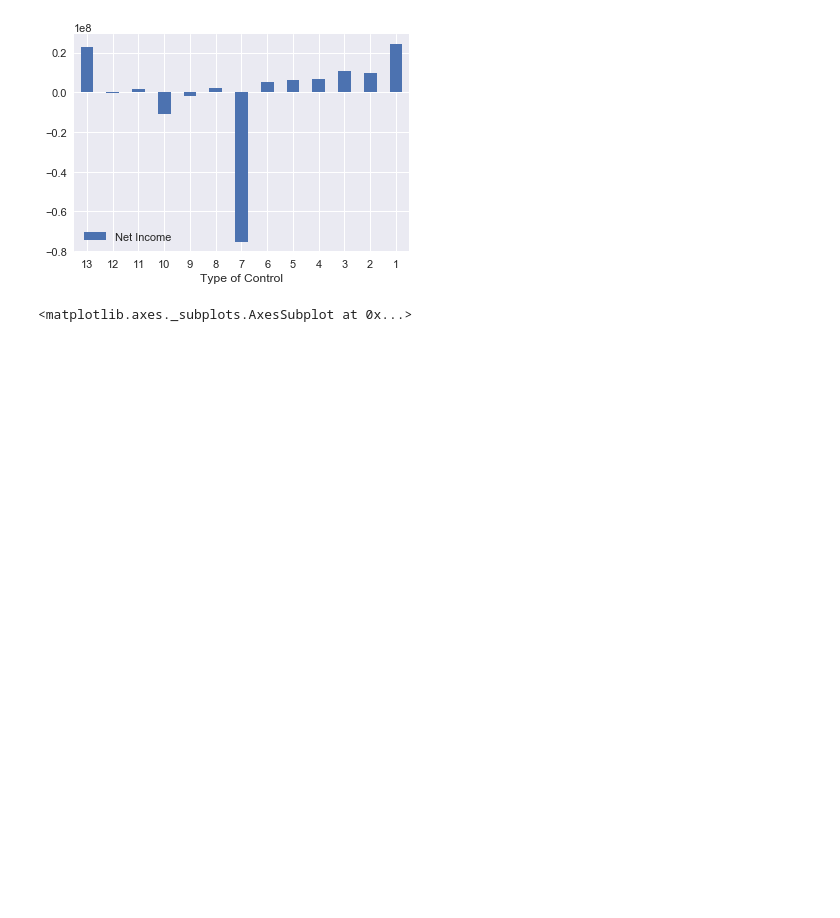
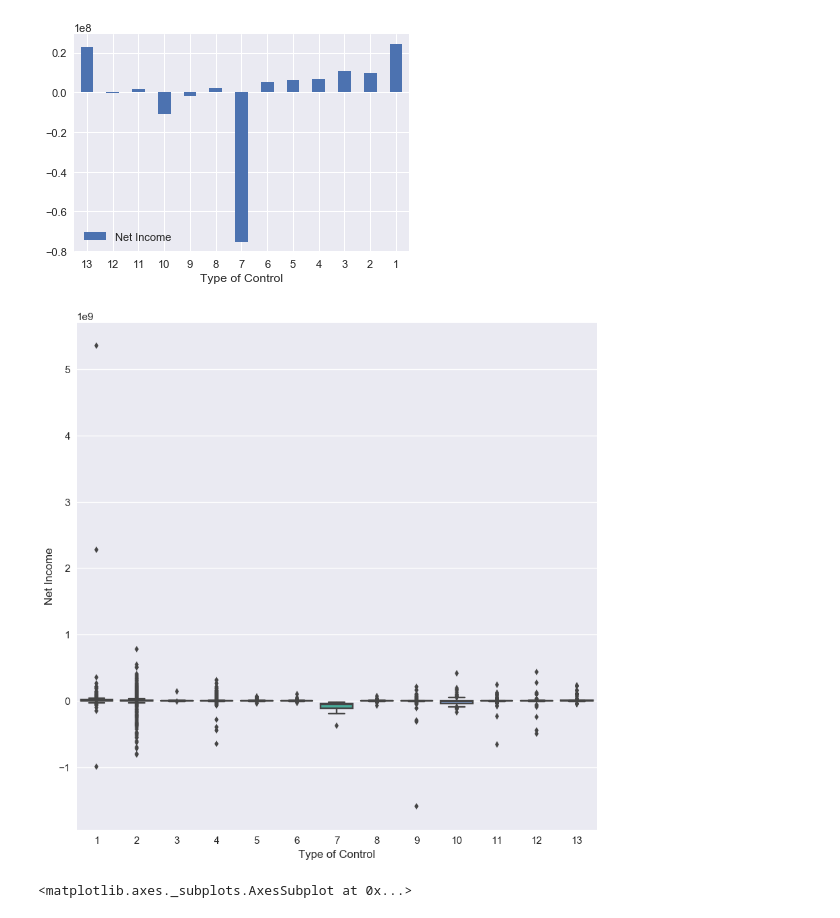
Before and after one commit to anaidpm/dizme, a Jupyter notebook: hospital_costs.ipynb, the cells around one changed output. Saved outputs shown, nothing was run; the diff lists cells and outputs as text; code cells hidden in the pictures; blank space fills up the shorter version.

```diff
--- a/hospital_costs.ipynb
+++ b/hospital_costs.ipynb
@@ -242,6 +252,11 @@ as_index=False).mean().sort_values(by='Type of Control', ascending=False)
 ax = test_df.plot.bar(x='Type of Control', y='Net Income', rot=0)
 # %% [output]
 [figure]
+# %%
+plt.figure(figsize=(10, 10))
+sns.boxplot('Type of Control','Net Income',data=df);
+# %% [output]
+[figure, added]
 # %%
 df.plot.scatter(x='Net Income from Service to Patients', y='Net Income', marker = 'o', c='DarkBlue')
 #Looks like positive correlation
```
Also changed, not shown: parts of 5 cells of this notebook.
